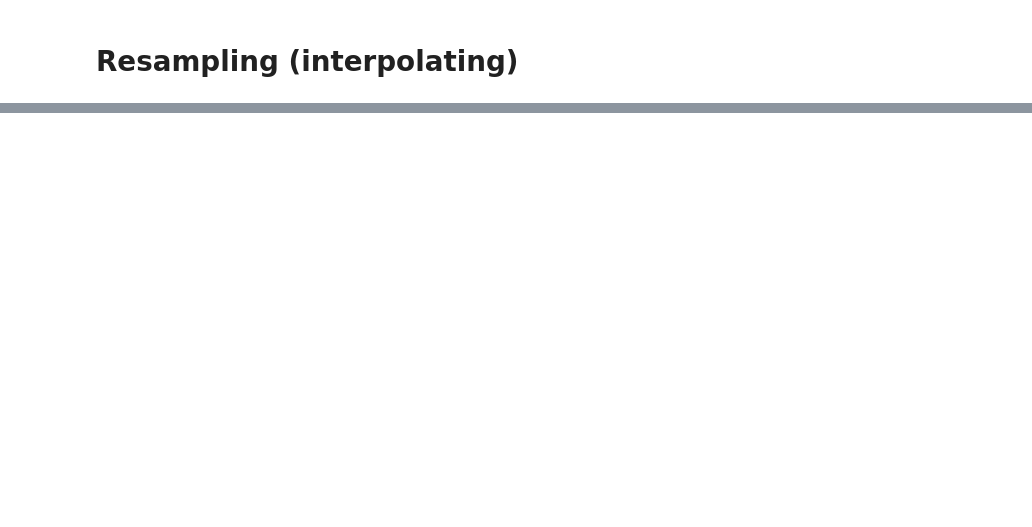
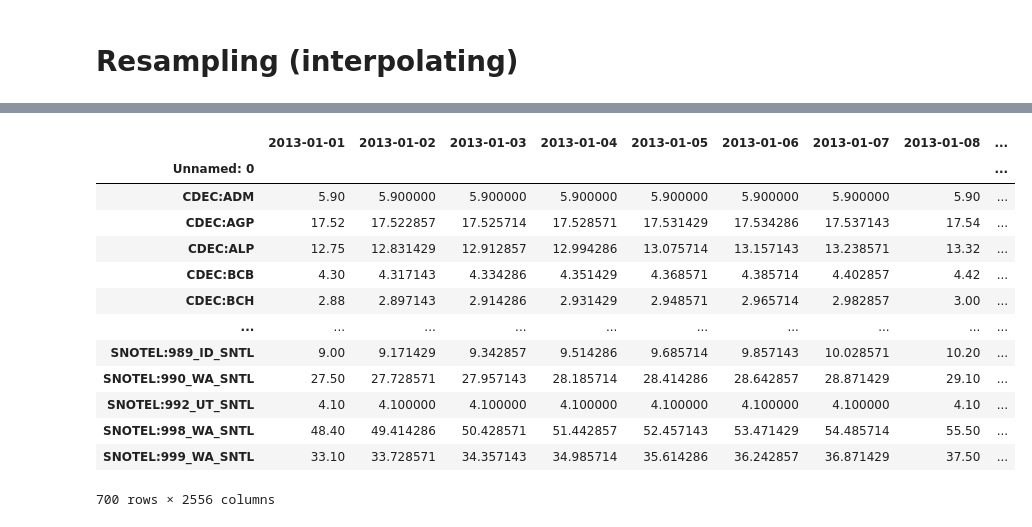
Before and after one commit to rlew631/snowcast, a Jupyter notebook: eda.ipynb, the cells around one changed output, grey strips where cells are left out. Cells and saved outputs as stored; diff of their text form; code cells hidden in the pictures; blank space fills up the shorter version.

```diff
--- a/eda.ipynb
+++ b/eda.ipynb
@@ -242,0 +147,17 @@ train_features_df
+# %%
+train_features_df
+# %% [output]
+|  | 2013-01-01 | 2013-01-02 | 2013-01-03 | 2013-01-04 | 2013-01-05 | 2013-01-06 | 2013-01-07 | 2013-01-08 | ... |
+| Unnamed: 0 |  |  |  |  |  |  |  |  | ... |
+| CDEC:ADM | 5.90 | 5.900000 | 5.900000 | 5.900000 | 5.900000 | 5.900000 | 5.900000 | 5.90 | ... |
+| CDEC:AGP | 17.52 | 17.522857 | 17.525714 | 17.528571 | 17.531429 | 17.534286 | 17.537143 | 17.54 | ... |
+| CDEC:ALP | 12.75 | 12.831429 | 12.912857 | 12.994286 | 13.075714 | 13.157143 | 13.238571 | 13.32 | ... |
+| CDEC:BCB | 4.30 | 4.317143 | 4.334286 | 4.351429 | 4.368571 | 4.385714 | 4.402857 | 4.42 | ... |
+| CDEC:BCH | 2.88 | 2.897143 | 2.914286 | 2.931429 | 2.948571 | 2.965714 | 2.982857 | 3.00 | ... |
+| ... | ... | ... | ... | ... | ... | ... | ... | ... | ... |
+| SNOTEL:989_ID_SNTL | 9.00 | 9.171429 | 9.342857 | 9.514286 | 9.685714 | 9.857143 | 10.028571 | 10.20 | ... |
+| SNOTEL:990_WA_SNTL | 27.50 | 27.728571 | 27.957143 | 28.185714 | 28.414286 | 28.642857 | 28.871429 | 29.10 | ... |
+| SNOTEL:992_UT_SNTL | 4.10 | 4.100000 | 4.100000 | 4.100000 | 4.100000 | 4.100000 | 4.100000 | 4.10 | ... |
+| SNOTEL:998_WA_SNTL | 48.40 | 49.414286 | 50.428571 | 51.442857 | 52.457143 | 53.471429 | 54.485714 | 55.50 | ... |
+| SNOTEL:999_WA_SNTL | 33.10 | 33.728571 | 34.357143 | 34.985714 | 35.614286 | 36.242857 | 36.871429 | 37.50 | ... |
+700 rows × 2556 columns
```
Also changed, not shown: parts of 22 cells of this notebook.
